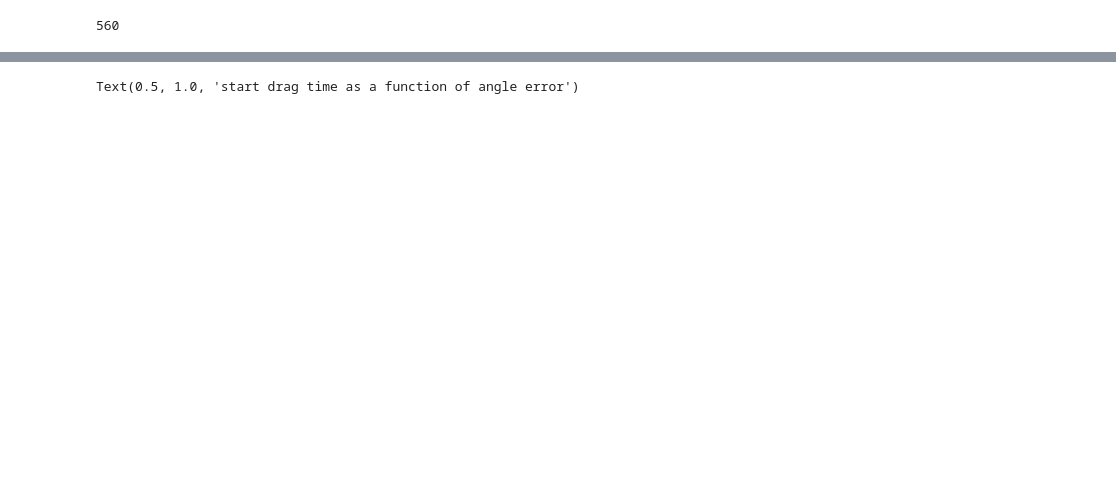
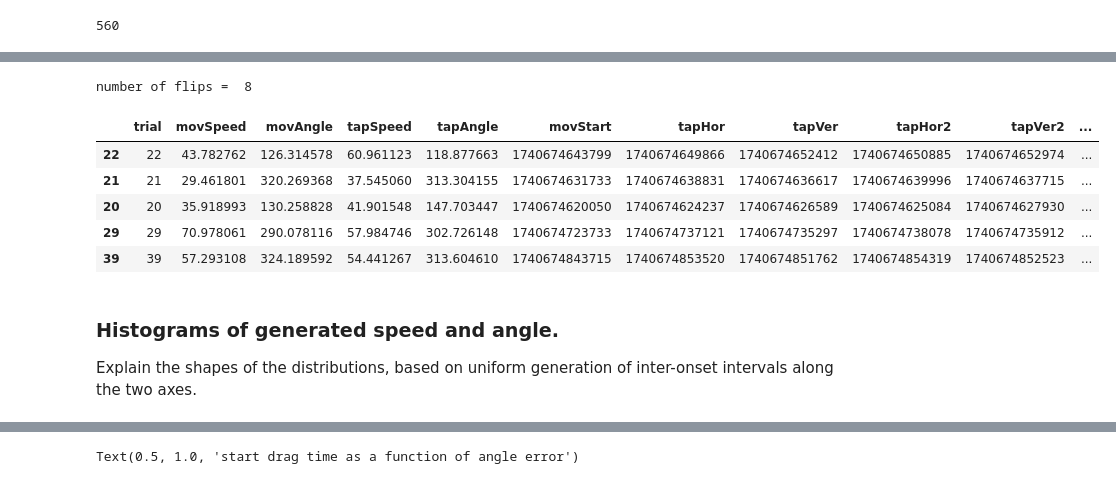
Before and after one commit to bellinux/onebutton, a Jupyter notebook: SpeedAsRhythm/analysis.ipynb, the cells around one changed output, grey strips where cells are left out. Saved outputs shown, nothing was run; the diff lists cells and outputs as text; code cells hidden in the pictures; blank space fills up the shorter version.

```diff
--- a/SpeedAsRhythm/analysis.ipynb
+++ b/SpeedAsRhythm/analysis.ipynb
@@ -341 +279,19 @@ errors_df
+# %%
+dfN = df.loc[df['flip'] == 'N']
+print("number of flips = %2d" % (len(df) - len(dfN)))
+# %% [output]
+number of flips =  8
+# %%
+dfN.tail()
+# %% [output]
+|  | trial | movSpeed | movAngle | tapSpeed | tapAngle | movStart | tapHor | tapVer | tapHor2 | tapVer2 | ... |
+| 22 | 22 | 43.782762 | 126.314578 | 60.961123 | 118.877663 | 1740674643799 | 1740674649866 | 1740674652412 | 1740674650885 | 1740674652974 | ... |
+| 21 | 21 | 29.461801 | 320.269368 | 37.545060 | 313.304155 | 1740674631733 | 1740674638831 | 1740674636617 | 1740674639996 | 1740674637715 | ... |
+| 20 | 20 | 35.918993 | 130.258828 | 41.901548 | 147.703447 | 1740674620050 | 1740674624237 | 1740674626589 | 1740674625084 | 1740674627930 | ... |
+| 29 | 29 | 70.978061 | 290.078116 | 57.984746 | 302.726148 | 1740674723733 | 1740674737121 | 1740674735297 | 1740674738078 | 1740674735912 | ... |
+| 39 | 39 | 57.293108 | 324.189592 | 54.441267 | 313.604610 | 1740674843715 | 1740674853520 | 1740674851762 | 1740674854319 | 1740674852523 | ... |
+# %% [markdown]
+### Histograms of generated speed and angle.
+
+Explain the shapes of the distributions, based on uniform generation of inter-onset intervals along the two axes.
 # %%
```
Also changed, not shown: parts of 42 cells of this notebook.
